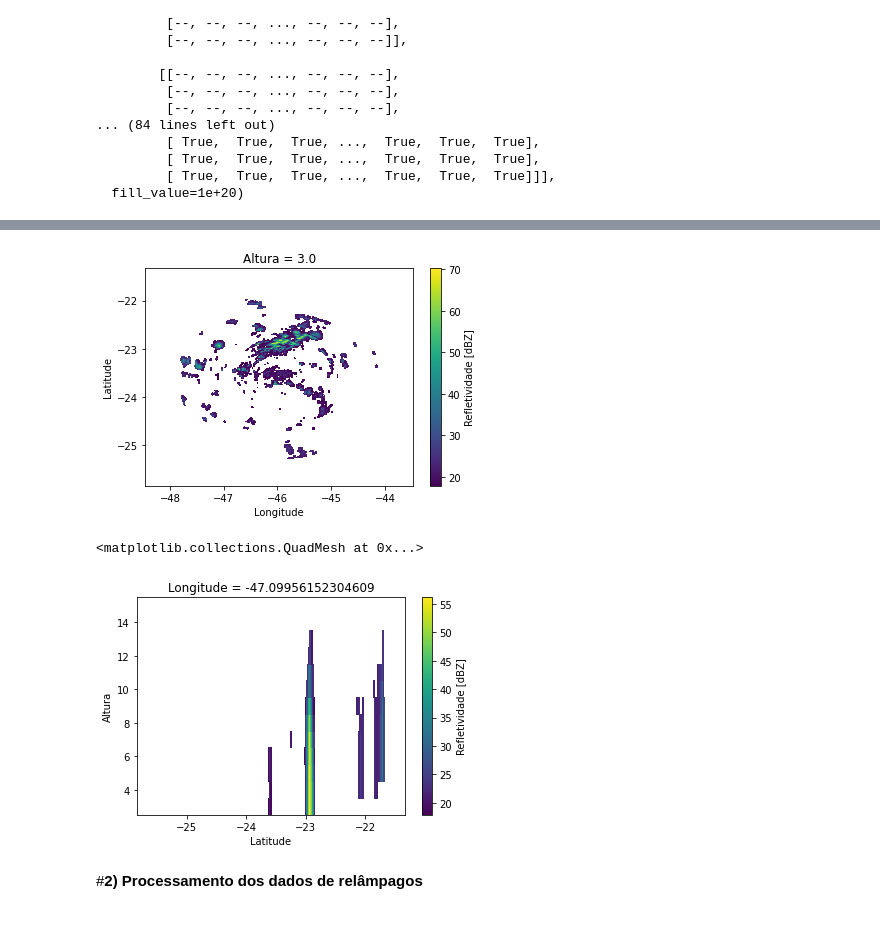
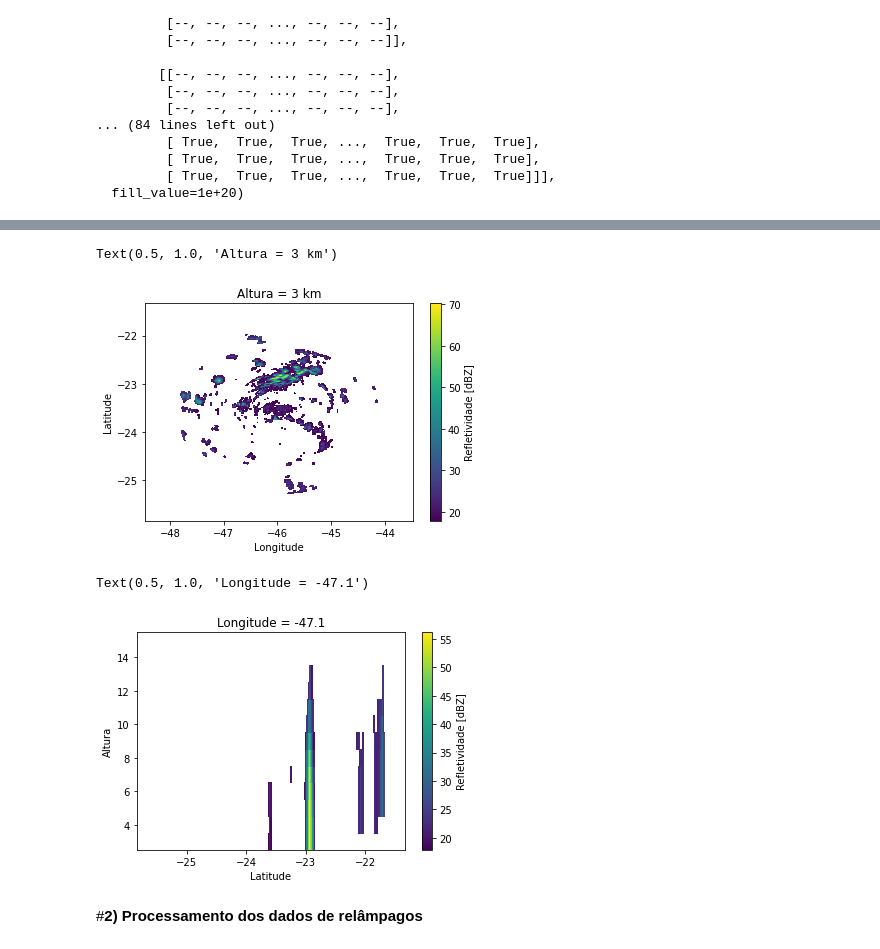
Before and after one commit to LivroRelampagos/Estudo_de_Caso, a Jupyter notebook: latlon_slice_lagrangeano.ipynb, the cells around one changed output, grey strips where cells are left out. Drawn from its saved outputs; the diff is of its cells as text; code cells hidden in the pictures.

```diff
--- a/latlon_slice_lagrangeano.ipynb
+++ b/latlon_slice_lagrangeano.ipynb
@@ -697,13 +697,16 @@ Attributes:
     email:          enrique.vmattos@gmail.com
 # %%
 teste=ds['refletividade'][0,:,:].plot()
+plt.title('Altura = 3 km')
 # %% [output]
+Text(0.5, 1.0, 'Altura = 3 km')
-[figure, old version]
+[figure, new version]
 # %%
 ds['refletividade'].sel(Longitude=-47.1, method='nearest').plot()
+plt.title('Longitude = -47.1')
 # %% [output]
-<matplotlib.collections.QuadMesh at 0x...>
+Text(0.5, 1.0, 'Longitude = -47.1')
-[figure, old version]
+[figure, new version]
 # %% [markdown]
 #**2) Processamento dos dados de relâmpagos**
 # %% [markdown]
```
Also changed, not shown: parts of 4 cells of this notebook.
